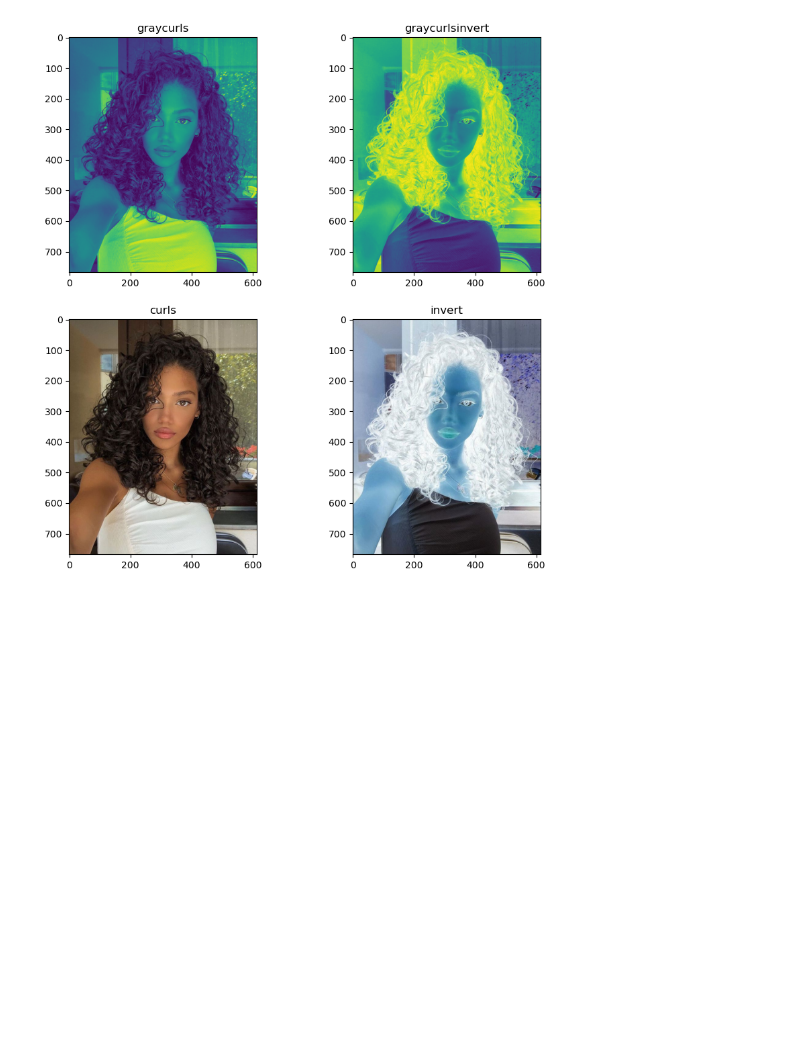
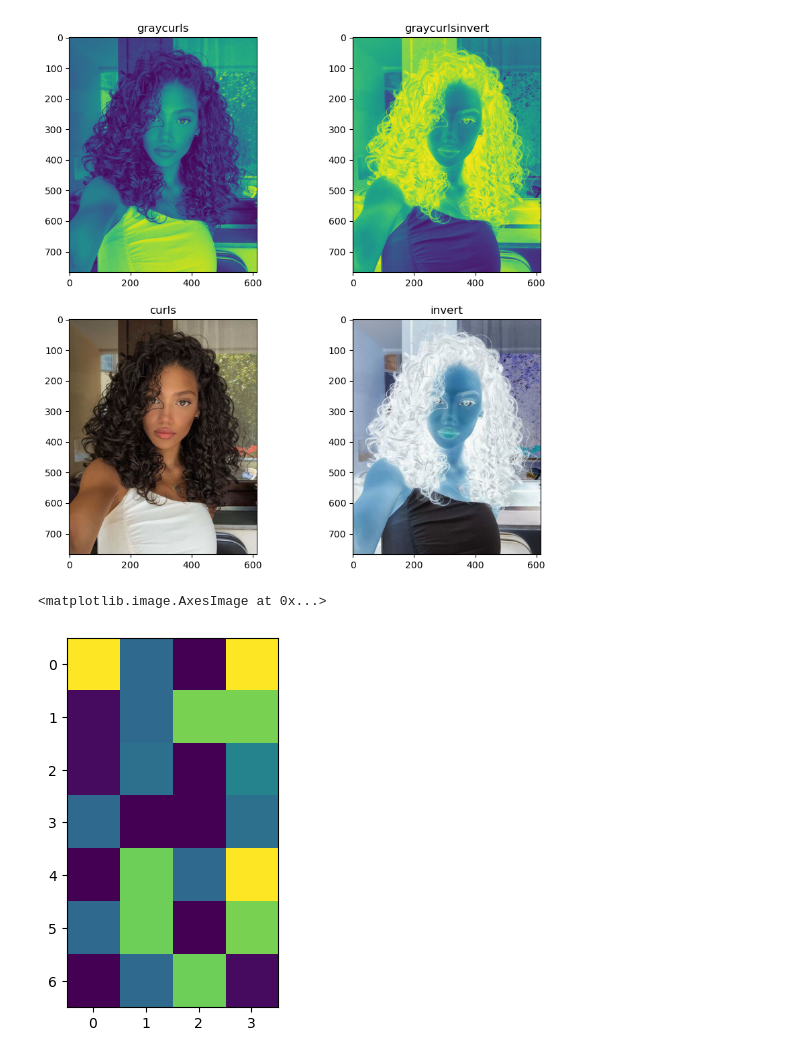
Before and after one commit to MimoHasPurpose/Exploration, a Jupyter notebook: seaborn/research/imageProcessing.ipynb, the cells around one changed output. Drawn from its saved outputs; the diff is of its cells as text; code cells hidden in the pictures; blank space fills up the shorter version.

```diff
--- a/seaborn/research/imageProcessing.ipynb
+++ b/seaborn/research/imageProcessing.ipynb
@@ -83,3 +88,20 @@ axs[1][1].imshow(invert)
 plt.show()
 # %% [output]
 [figure]
+# %%
+## creating array with dtype int
+import random
+a=random.randint(1,255)
+b=random.randint(40,80)
+c=random.randint(1,60)
+d=random.randint(50,200)
+e=random.randint(150,200)
+f=random.randint(40,140)
+g=random.randint(70,80)
+h=random.randint(1,40)
+x=np.array([[d,b,c,d],[h,b,e,e],[h,g,c,f],[b,c,c,g],[c,a,b,d],[b,a,c,e],[c,b,a,h]],np.uint8)
+# %%
+plt.imshow(x)
+# %% [output]
+<matplotlib.image.AxesImage at 0x...>
+[figure, added]
```
Also changed, not shown: parts of 10 cells of this notebook.
